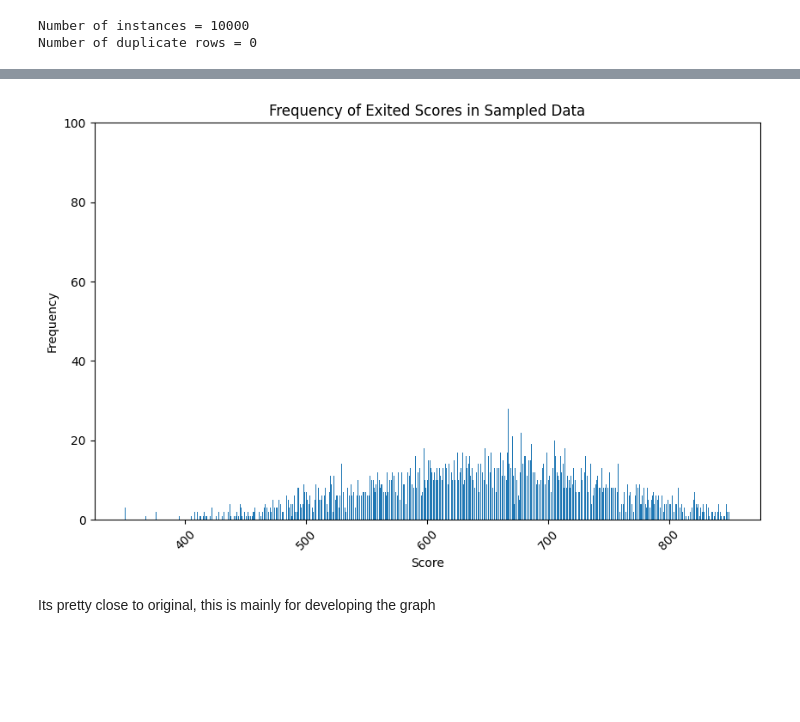
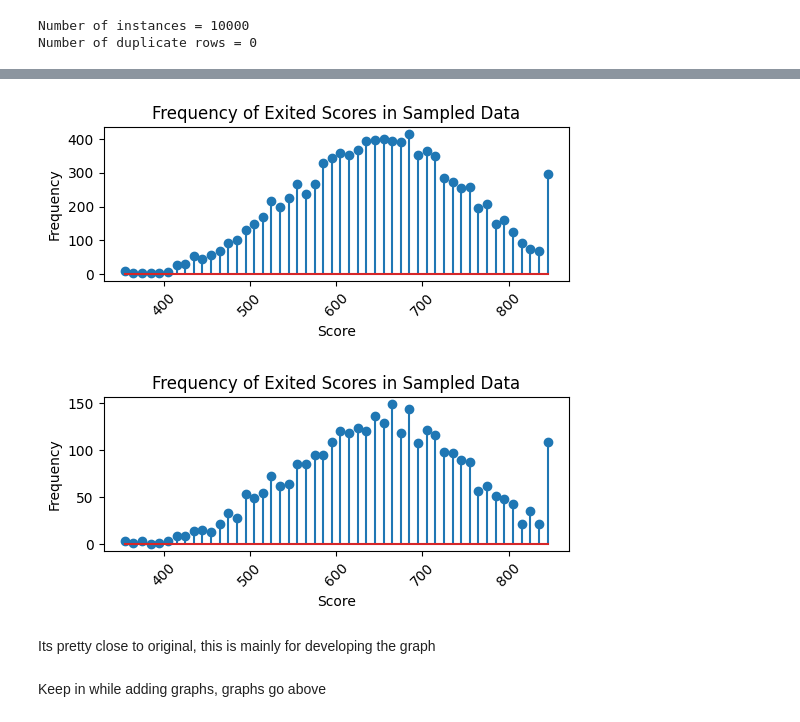
Before and after one commit to itspennyh/CSC177_Classification_Models, a Jupyter notebook: Part 3/Part 3.ipynb, the cells around one changed output, grey strips where cells are left out. Drawn from its saved outputs; the diff is of its cells as text; code cells hidden in the pictures; blank space fills up the shorter version.

Commit message:
graphing of data updated

```diff
--- a/Part 3/Part 3.ipynb
+++ b/Part 3/Part 3.ipynb
@@ -65,24 +50,38 @@ plt.show()
 # %%
+# Plotting the histogram
+# Obtain the counts and the corresponding values
+counts, bin_edges = np.histogram(df['CreditScore'], bins=50)
+bin_centers = 0.5 * (bin_edges[:-1] + bin_edges[1:])
+
+plt.figure(figsize=(6, 2))
+plt.stem(bin_centers, counts)
+plt.title('Frequency of Exited Scores in Sampled Data')
+plt.xlabel('Score')
+plt.ylabel('Frequency')
+plt.xticks(rotation=45)
+plt.show()
+
 # 10% was too small
 # Sample size of 33%
 sampleSz = int(0.33 * len(df))
 
 # Perform simple random sampling
 sampDf = df.sample(n=sampleSz, random_state=1)
 # Plotting the histogram for the sampled data
-state_counts = sampDf['CreditScore'].value_counts()
+counts, bin_edges = np.histogram(sampDf['CreditScore'], bins=50)
+bin_centers = 0.5 * (bin_edges[:-1] + bin_edges[1:])
 
 
-plt.figure(figsize=(10, 6))
-plt.hist(sampDf['CreditScore'], bins=800)
+plt.figure(figsize=(6, 2))
+plt.stem(bin_centers, counts)
 plt.title('Frequency of Exited Scores in Sampled Data')
 plt.xlabel('Score')
 plt.ylabel('Frequency')
-plt.ylim(0, 100)
 plt.xticks(rotation=45)  # Rotates state labels for better visibility
 plt.show()
 # %% [output]
-[figure, old version]
+[figure, new version]
+[figure, added]
 # %% [markdown]
 Its pretty close to original, this is mainly for developing the graph
 # %%
@@ -95,6 +94,8 @@ X_train, X_test, y_train, y_test = train_test_split(X, y, test_size=0.2, random_
 scaler = StandardScaler()
 X_train = scaler.fit_transform(X_train)
 X_test = scaler.transform(X_test)
+# %% [markdown]
+Keep in while adding graphs, graphs go above
 # %%
 # Splitting the dataset
 X = df.drop('Exited', axis=1)
```
Also changed, not shown: parts of 1 cell of this notebook.
